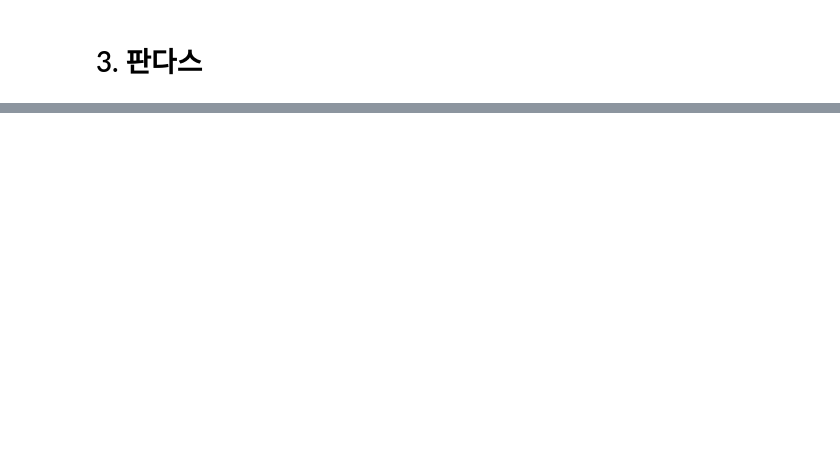
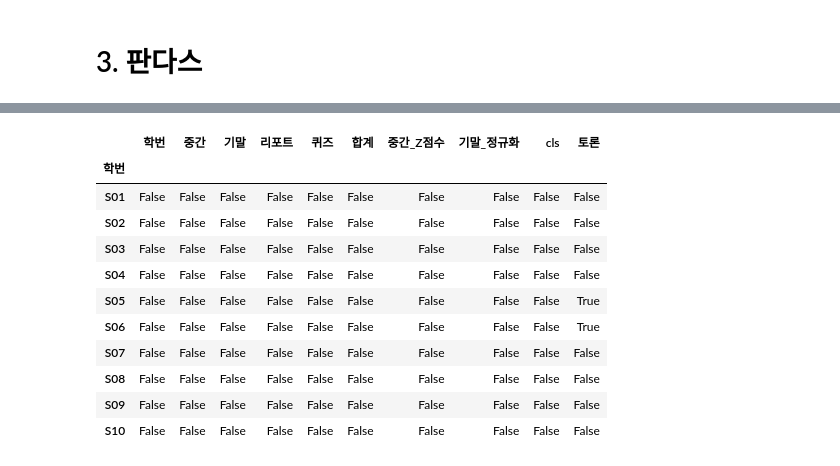
Before and after one commit to choiyun9yu/DataAnalysis, a Jupyter notebook: 빅분기실기/ex01_기초문법.ipynb, the cells around one changed output, grey strips where cells are left out. Drawn from its saved outputs; the diff is of its cells as text; code cells hidden in the pictures; blank space fills up the shorter version.

```diff
--- a/빅분기실기/ex01_기초문법.ipynb
+++ b/빅분기실기/ex01_기초문법.ipynb
@@ -110,0 +436,8 @@ dict_items([(1, 'a'), (2, 'b'), (3, 'c')])
+# %%
+# 표준화 : 각 데이터 값들이 평균을 기준으로 얼마나 떨어져 있는지 표현하는 값
+## Z-score구하기  z = (x - mean()) / std()
+import numpy as np
+mid_avg = np.mean(df["중간"])
+mid_std = np.std(df["중간"])
+df['중간_Z점수'] = (df["중간"] - mid_avg) / mid_std
+df.head()
@@ -110,0 +454,7 @@ dict_items([(1, 'a'), (2, 'b'), (3, 'c')])
+# %%
+# 정규화 : 정규화는 데이터의 범위를 0과 1사이로 변환하여 데이터의 분포를 조정하는 것
+## (x - min()) / (max() - min()), MinMaxScaler(), minmax_scale()
+fin_min = np.min(df["기말"])
+fin_max = np.max(df["기말"])
+df["기말_정규화"] = (df['기말'] - fin_min) / (fin_max - fin_min)
+df.head()
@@ -110,0 +469,3 @@ dict_items([(1, 'a'), (2, 'b'), (3, 'c')])
+# %%
+x = ["1반", '1반', '1반', '2반', '2반', '2반', '3반', '3반', '3반', '3반']
+df['cls'] = x
@@ -110,0 +512,7 @@ dict_items([(1, 'a'), (2, 'b'), (3, 'c')])
+# %%
+# 결측값 식별
+## info() : 정보로 결측치 파악
+x = [14, 15, 13, 14, None, None, 19, 11, 12, 18]
+df['토론'] = x
+
+df.info()
@@ -110,0 +537,16 @@ dict_items([(1, 'a'), (2, 'b'), (3, 'c')])
+# %%
+## isnull() : 데이터가 없으면 Ture, 있으면 False
+df.isnull()
+# %% [output]
+|  | 학번 | 중간 | 기말 | 리포트 | 퀴즈 | 합계 | 중간_Z점수 | 기말_정규화 | cls | 토론 |
+| 학번 |  |  |  |  |  |  |  |  |  |  |
+| S01 | False | False | False | False | False | False | False | False | False | False |
+| S02 | False | False | False | False | False | False | False | False | False | False |
+| S03 | False | False | False | False | False | False | False | False | False | False |
+| S04 | False | False | False | False | False | False | False | False | False | False |
+| S05 | False | False | False | False | False | False | False | False | False | True |
+| S06 | False | False | False | False | False | False | False | False | False | True |
+| S07 | False | False | False | False | False | False | False | False | False | False |
+| S08 | False | False | False | False | False | False | False | False | False | False |
+| S09 | False | False | False | False | False | False | False | False | False | False |
+| S10 | False | False | False | False | False | False | False | False | False | False |
```
Also changed, not shown: parts of 31 cells of this notebook, 41 other files.
